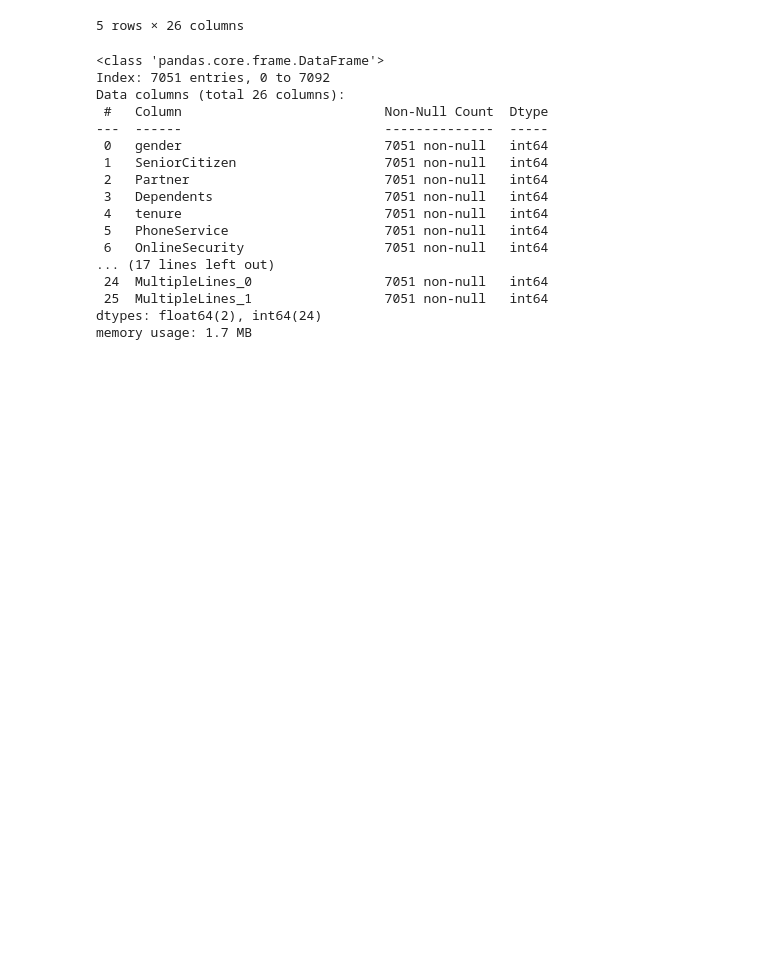
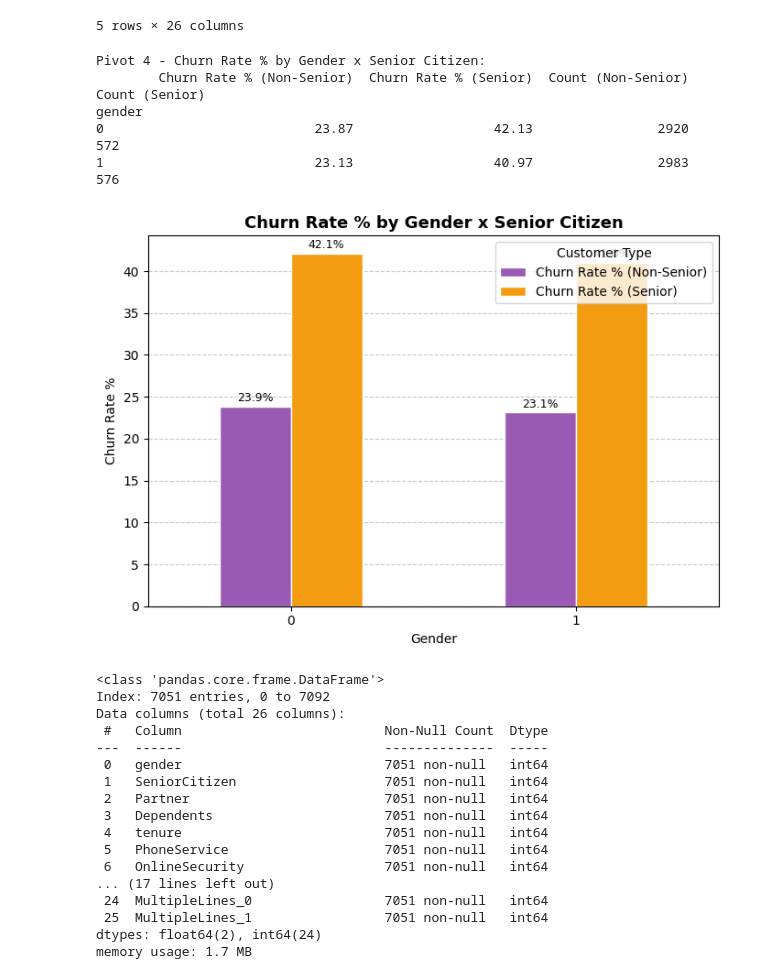
Before and after one commit to MoazIbrahem/Customer-Churn-Prediction, a Jupyter notebook: Code.ipynb, the cells around one changed output. Drawn from its saved outputs; the diff is of its cells as text; code cells hidden in the pictures; blank space fills up the shorter version.

```diff
--- a/Code.ipynb
+++ b/Code.ipynb
@@ -331,6 +365,47 @@ df.head()
 | 3 | 1 | 0 | 0 | 0 | 45 | 0 | 1 | 0 | ... |
 | 4 | 0 | 0 | 0 | 0 | 2 | 1 | 0 | 0 | ... |
 5 rows × 26 columns
+# %%
+# Churn Count by Gender × Senior Citizen
+pivot4 = pd.pivot_table(
+    df,
+    values  = 'Churn',
+    index   = 'gender',
+    columns = 'SeniorCitizen',
+    aggfunc = ['mean', 'count']
+)
+pivot4.columns = ['Churn Rate % (Non-Senior)', 'Churn Rate % (Senior)',
+                  'Count (Non-Senior)',         'Count (Senior)']
+pivot4[['Churn Rate % (Non-Senior)', 'Churn Rate % (Senior)']] = \
+    pivot4[['Churn Rate % (Non-Senior)', 'Churn Rate % (Senior)']].round(4) * 100
+
+print("Pivot 4 - Churn Rate % by Gender x Senior Citizen:")
+print(pivot4.to_string())
+
+churn_rate_cols = ['Churn Rate % (Non-Senior)', 'Churn Rate % (Senior)']
+fig, ax = plt.subplots(figsize=(7, 5))
+pivot4[churn_rate_cols].plot(
+    kind='bar', ax=ax,
+    color=['#9b59b6', '#f39c12'], edgecolor='white', width=0.5
+)
+ax.set_title("Churn Rate % by Gender x Senior Citizen", fontsize=13, fontweight='bold')
+ax.set_ylabel("Churn Rate %")
+ax.set_xlabel("Gender")
+ax.set_xticklabels(ax.get_xticklabels(), rotation=0)
+ax.legend(title='Customer Type')
+ax.yaxis.grid(True, linestyle='--', alpha=0.7)
+ax.set_axisbelow(True)
+for container in ax.containers:
+    ax.bar_label(container, fmt='%.1f%%', fontsize=9, padding=2)
+plt.tight_layout()
+plt.show()
+# %% [output]
+Pivot 4 - Churn Rate % by Gender x Senior Citizen:
+        Churn Rate % (Non-Senior)  Churn Rate % (Senior)  Count (Non-Senior)  Count (Senior)
+gender
+0                           23.87                  42.13                2920             572
+1                           23.13                  40.97                2983             576
+[figure, added]
 # %%
 df.info()
 # %% [output]
```
Also changed, not shown: parts of 1 cell of this notebook.
